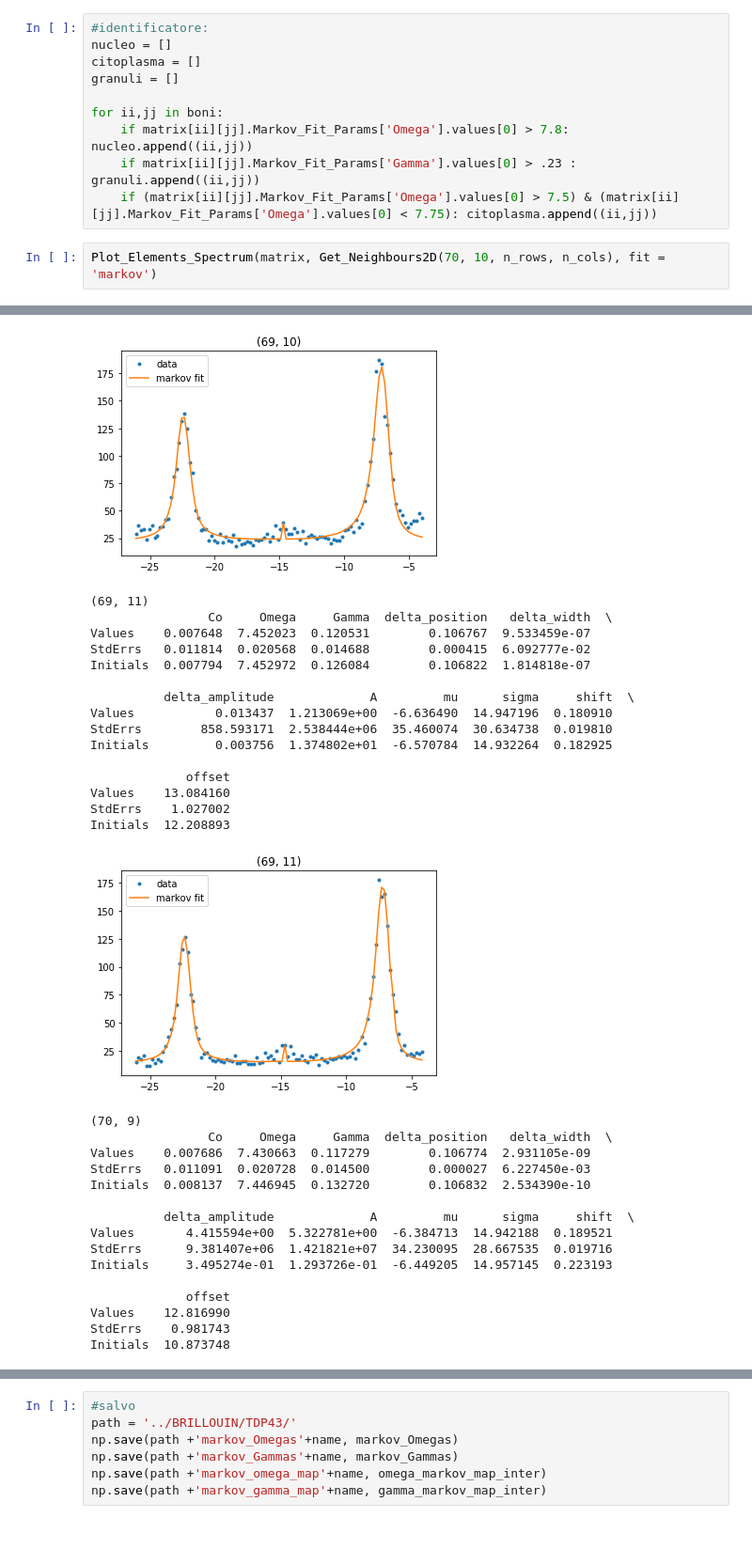
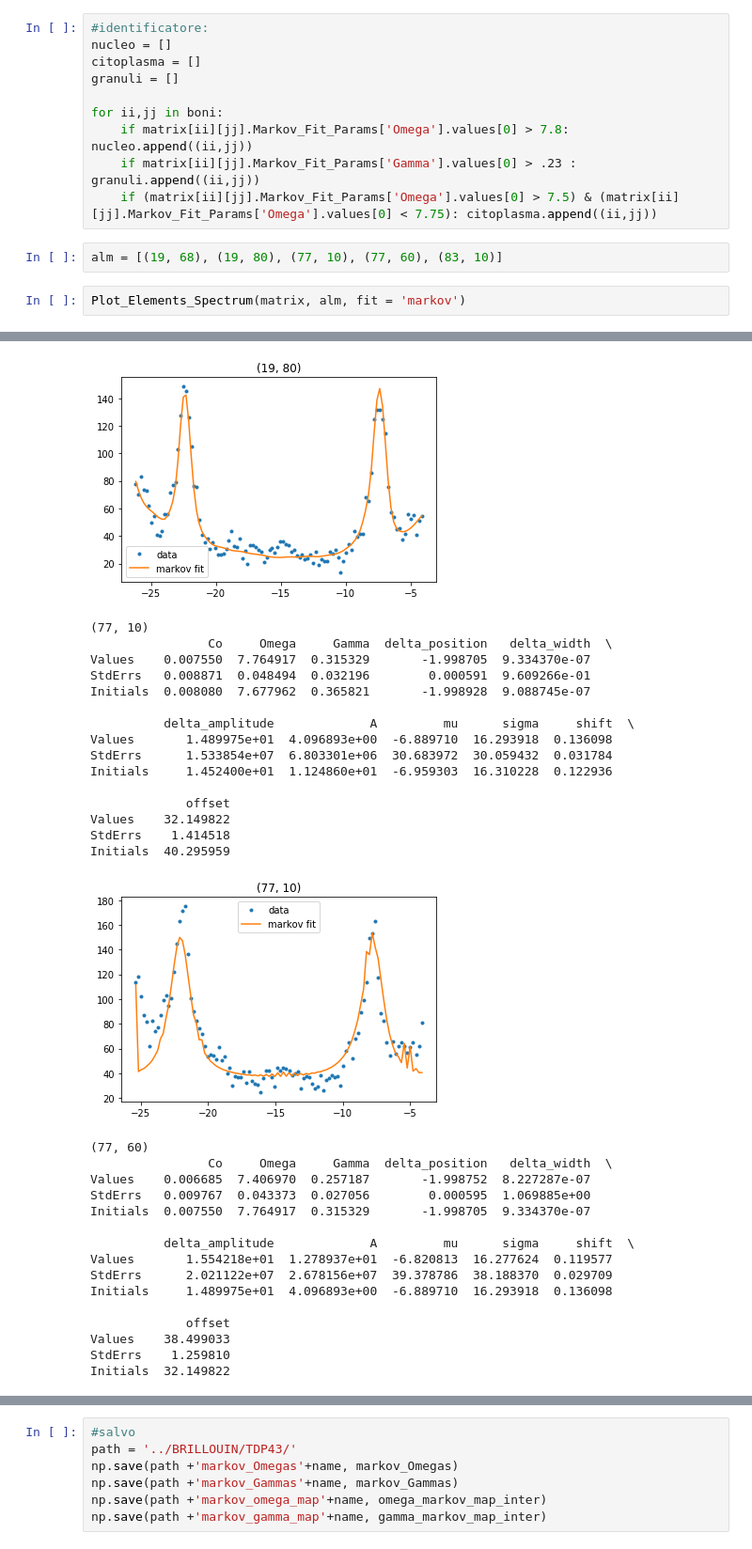
Before and after one commit to flautodipan/Python_Libraries, a Jupyter notebook: Experimentum_analysis.ipynb, the cells around one changed output, grey strips where cells are left out. Shown at 94% size. Saved outputs shown, nothing was run; the diff lists cells and outputs as text.

```diff
--- a/Experimentum_analysis.ipynb
+++ b/Experimentum_analysis.ipynb
@@ -287,6 +272,8 @@ for ii,jj in boni:
     if matrix[ii][jj].Markov_Fit_Params['Omega'].values[0] > 7.8: nucleo.append((ii,jj))
     if matrix[ii][jj].Markov_Fit_Params['Gamma'].values[0] > .23 : granuli.append((ii,jj))
     if (matrix[ii][jj].Markov_Fit_Params['Omega'].values[0] > 7.5) & (matrix[ii][jj].Markov_Fit_Params['Omega'].values[0] < 7.75): citoplasma.append((ii,jj))
+# %%
+alm = [(19, 68), (19, 80), (77, 10), (77, 60), (83, 10)]
 # %%
-Plot_Elements_Spectrum(matrix, Get_Neighbours2D(70, 10, n_rows, n_cols), fit = 'markov')
+Plot_Elements_Spectrum(matrix, alm, fit = 'markov')
 # %% [output]
@@ -324,32 +311,32 @@ Initials  22.703540
-[figure, old version]
+[figure, new version]
-(69, 11)
+(77, 10)
                 Co     Omega     Gamma  delta_position   delta_width  \
-Values    0.007648  7.452023  0.120531        0.106767  9.533459e-07
-StdErrs   0.011814  0.020568  0.014688        0.000415  6.092777e-02
-Initials  0.007794  7.452972  0.126084        0.106822  1.814818e-07
+Values    0.007550  7.764917  0.315329       -1.998705  9.334370e-07
+StdErrs   0.008871  0.048494  0.032196        0.000591  9.609266e-01
+Initials  0.008080  7.677962  0.365821       -1.998928  9.088745e-07
 
           delta_amplitude             A         mu      sigma     shift  \
-Values           0.013437  1.213069e+00  -6.636490  14.947196  0.180910
-StdErrs        858.593171  2.538444e+06  35.460074  30.634738  0.019810
-Initials         0.003756  1.374802e+01  -6.570784  14.932264  0.182925
+Values       1.489975e+01  4.096893e+00  -6.889710  16.293918  0.136098
+StdErrs      1.533854e+07  6.803301e+06  30.683972  30.059432  0.031784
+Initials     1.452400e+01  1.124860e+01  -6.959303  16.310228  0.122936
 
              offset
-Values    13.084160
-StdErrs    1.027002
-Initials  12.208893
+Values    32.149822
+StdErrs    1.414518
+Initials  40.295959
-[figure, old version]
+[figure, new version]
-(70, 9)
+(77, 60)
                 Co     Omega     Gamma  delta_position   delta_width  \
-Values    0.007686  7.430663  0.117279        0.106774  2.931105e-09
-StdErrs   0.011091  0.020728  0.014500        0.000027  6.227450e-03
-Initials  0.008137  7.446945  0.132720        0.106832  2.534390e-10
+Values    0.006685  7.406970  0.257187       -1.998752  8.227287e-07
+StdErrs   0.009767  0.043373  0.027056        0.000595  1.069885e+00
+Initials  0.007550  7.764917  0.315329       -1.998705  9.334370e-07
 
           delta_amplitude             A         mu      sigma     shift  \
-Values       4.415594e+00  5.322781e+00  -6.384713  14.942188  0.189521
-StdErrs      9.381407e+06  1.421821e+07  34.230095  28.667535  0.019716
-Initials     3.495274e-01  1.293726e-01  -6.449205  14.957145  0.223193
+Values       1.554218e+01  1.278937e+01  -6.820813  16.277624  0.119577
+StdErrs      2.021122e+07  2.678156e+07  39.378786  38.188370  0.029709
+Initials     1.489975e+01  4.096893e+00  -6.889710  16.293918  0.136098
 
              offset
-Values    12.816990
-StdErrs    0.981743
-Initials  10.873748
+Values    38.499033
+StdErrs    1.259810
+Initials  32.149822
```
Also changed, not shown: parts of 11 cells of this notebook, 1 other file.
